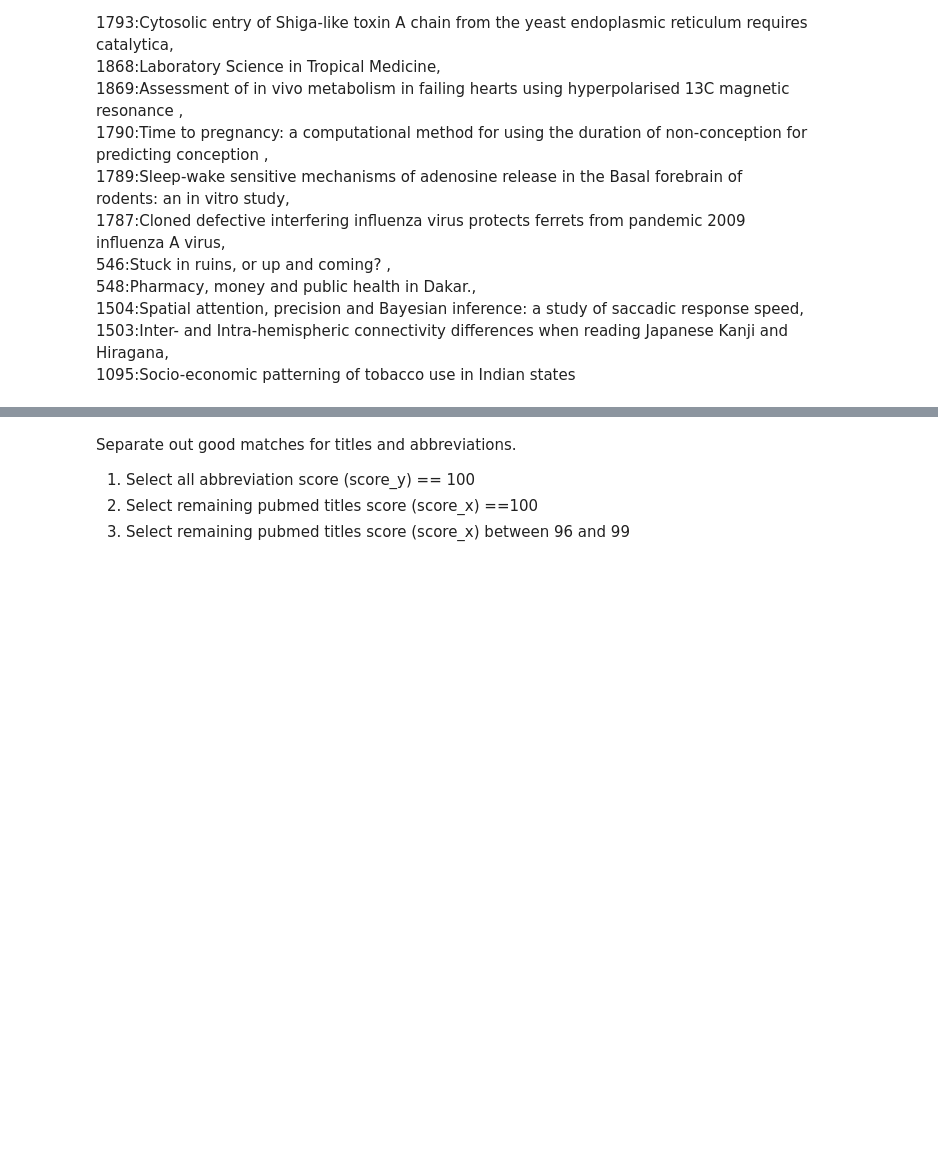
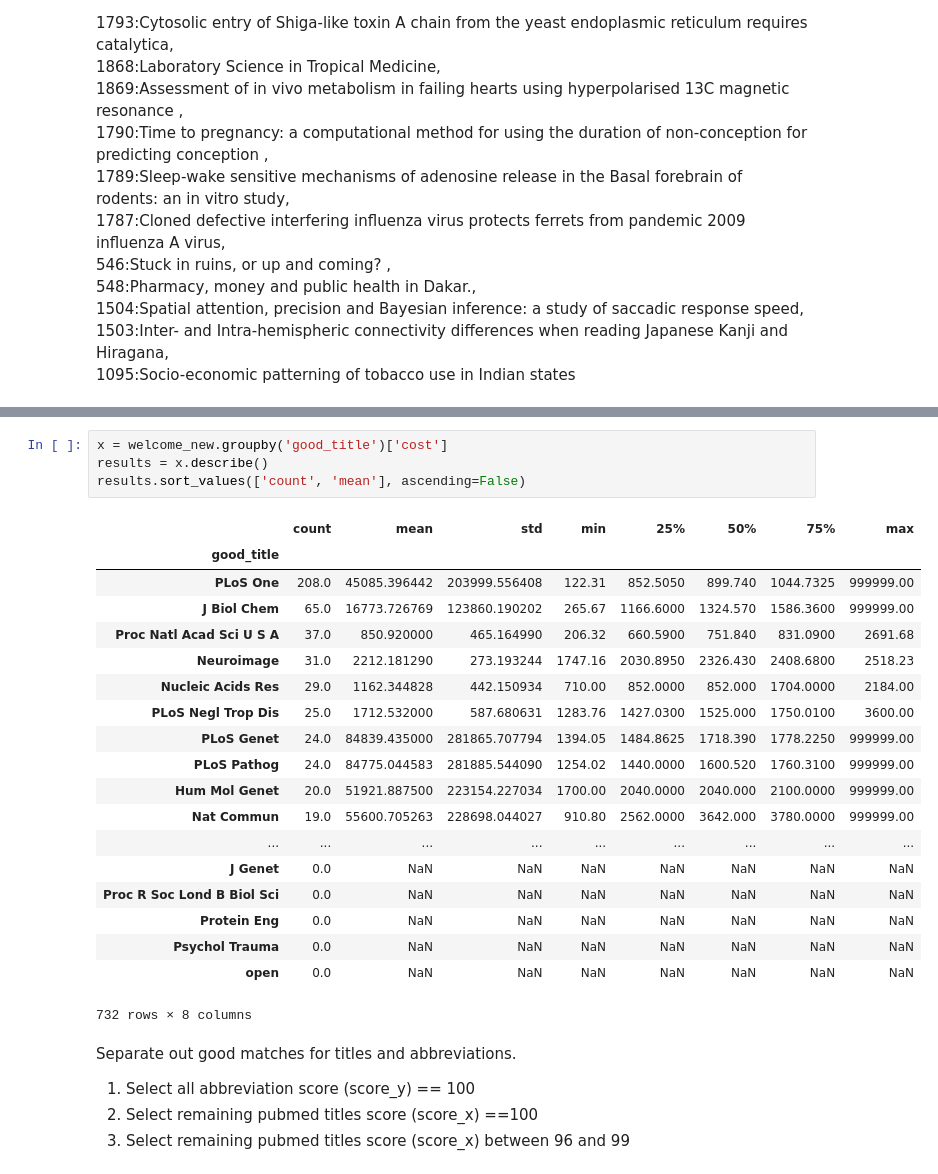
Before and after one commit to renategorham/ds-unit-01-data-cleaning, a Jupyter notebook: cleaning-pubmed-data.ipynb, the cells around one changed output, grey strips where cells are left out. Saved outputs shown, nothing was run; the diff lists cells and outputs as text; blank space fills up the shorter version.

```diff
--- a/cleaning-pubmed-data.ipynb
+++ b/cleaning-pubmed-data.ipynb
@@ -405,3 +439,27 @@ welcome_new.describe
+# %%
+x = welcome_new.groupby('good_title')['cost']
+results = x.describe()
+results.sort_values(['count', 'mean'], ascending=False)
+# %% [output]
+|  | count | mean | std | min | 25% | 50% | 75% | max |
+| good_title |  |  |  |  |  |  |  |  |
+| PLoS One | 208.0 | 45085.396442 | 203999.556408 | 122.31 | 852.5050 | 899.740 | 1044.7325 | 999999.00 |
+| J Biol Chem | 65.0 | 16773.726769 | 123860.190202 | 265.67 | 1166.6000 | 1324.570 | 1586.3600 | 999999.00 |
+| Proc Natl Acad Sci U S A | 37.0 | 850.920000 | 465.164990 | 206.32 | 660.5900 | 751.840 | 831.0900 | 2691.68 |
+| Neuroimage | 31.0 | 2212.181290 | 273.193244 | 1747.16 | 2030.8950 | 2326.430 | 2408.6800 | 2518.23 |
+| Nucleic Acids Res | 29.0 | 1162.344828 | 442.150934 | 710.00 | 852.0000 | 852.000 | 1704.0000 | 2184.00 |
+| PLoS Negl Trop Dis | 25.0 | 1712.532000 | 587.680631 | 1283.76 | 1427.0300 | 1525.000 | 1750.0100 | 3600.00 |
+| PLoS Genet | 24.0 | 84839.435000 | 281865.707794 | 1394.05 | 1484.8625 | 1718.390 | 1778.2250 | 999999.00 |
+| PLoS Pathog | 24.0 | 84775.044583 | 281885.544090 | 1254.02 | 1440.0000 | 1600.520 | 1760.3100 | 999999.00 |
+| Hum Mol Genet | 20.0 | 51921.887500 | 223154.227034 | 1700.00 | 2040.0000 | 2040.000 | 2100.0000 | 999999.00 |
+| Nat Commun | 19.0 | 55600.705263 | 228698.044027 | 910.80 | 2562.0000 | 3642.000 | 3780.0000 | 999999.00 |
+| ... | ... | ... | ... | ... | ... | ... | ... | ... |
+| J Genet | 0.0 | NaN | NaN | NaN | NaN | NaN | NaN | NaN |
+| Proc R Soc Lond B Biol Sci | 0.0 | NaN | NaN | NaN | NaN | NaN | NaN | NaN |
+| Protein Eng | 0.0 | NaN | NaN | NaN | NaN | NaN | NaN | NaN |
+| Psychol Trauma | 0.0 | NaN | NaN | NaN | NaN | NaN | NaN | NaN |
+| open | 0.0 | NaN | NaN | NaN | NaN | NaN | NaN | NaN |
+732 rows × 8 columns
 # %% [markdown]
 Separate out good matches for titles and abbreviations.
 1) Select all abbreviation score (score_y) == 100
```
Also changed, not shown: parts of 7 cells of this notebook.
